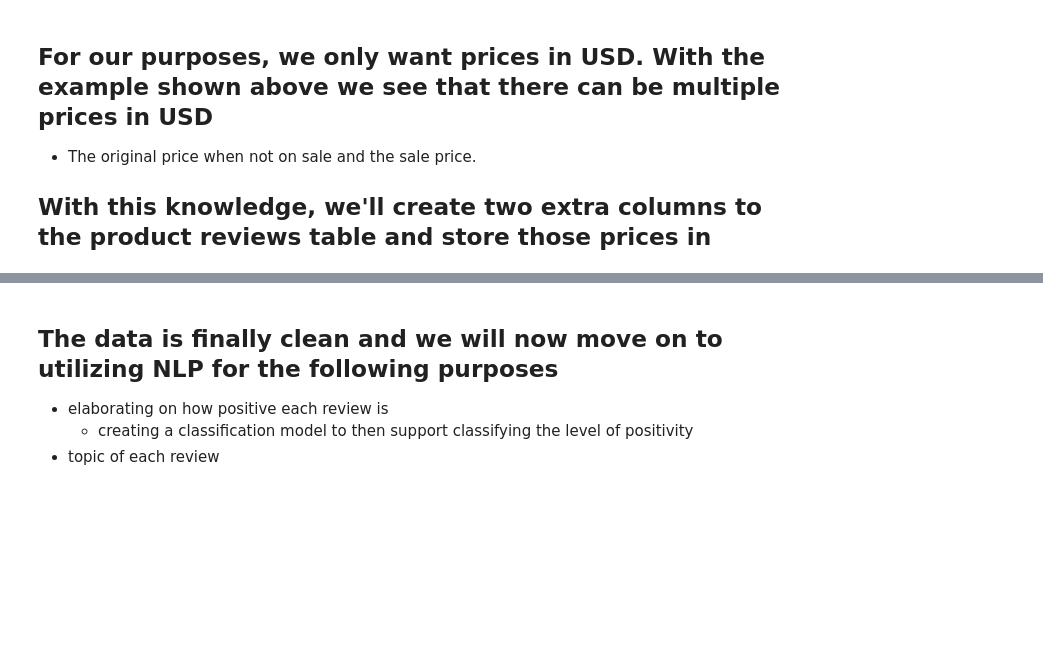
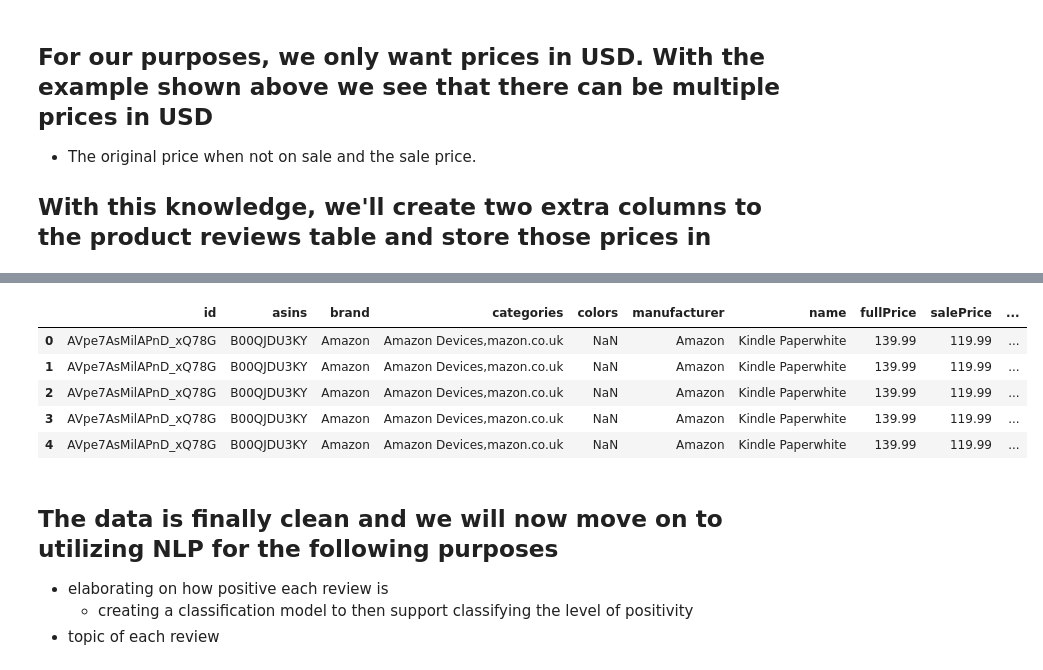
Before and after one commit to Adamb0lt/Amazon_product_reviews_analysis_stats, a Jupyter notebook: amazon_reviews.ipynb, the cells around one changed output, grey strips where cells are left out. Cells and saved outputs as stored; diff of their text form; code cells hidden in the pictures; blank space fills up the shorter version.

```diff
--- a/amazon_reviews.ipynb
+++ b/amazon_reviews.ipynb
@@ -160,6 +264,13 @@ product_reviews.head()
 product_reviews = product_reviews.drop(columns='prices')
 # %%
-product_reviews
+product_reviews.head()
+# %% [output]
+|  | id | asins | brand | categories | colors | manufacturer | name | fullPrice | salePrice | ... |
+| 0 | AVpe7AsMilAPnD_xQ78G | B00QJDU3KY | Amazon | Amazon Devices,mazon.co.uk | NaN | Amazon | Kindle Paperwhite | 139.99 | 119.99 | ... |
+| 1 | AVpe7AsMilAPnD_xQ78G | B00QJDU3KY | Amazon | Amazon Devices,mazon.co.uk | NaN | Amazon | Kindle Paperwhite | 139.99 | 119.99 | ... |
+| 2 | AVpe7AsMilAPnD_xQ78G | B00QJDU3KY | Amazon | Amazon Devices,mazon.co.uk | NaN | Amazon | Kindle Paperwhite | 139.99 | 119.99 | ... |
+| 3 | AVpe7AsMilAPnD_xQ78G | B00QJDU3KY | Amazon | Amazon Devices,mazon.co.uk | NaN | Amazon | Kindle Paperwhite | 139.99 | 119.99 | ... |
+| 4 | AVpe7AsMilAPnD_xQ78G | B00QJDU3KY | Amazon | Amazon Devices,mazon.co.uk | NaN | Amazon | Kindle Paperwhite | 139.99 | 119.99 | ... |
 # %% [markdown]
 ## The data is finally clean and we will now move on to utilizing NLP for the following purposes
 - elaborating on how positive each review is
```
Also changed, not shown: parts of 44 cells of this notebook.
